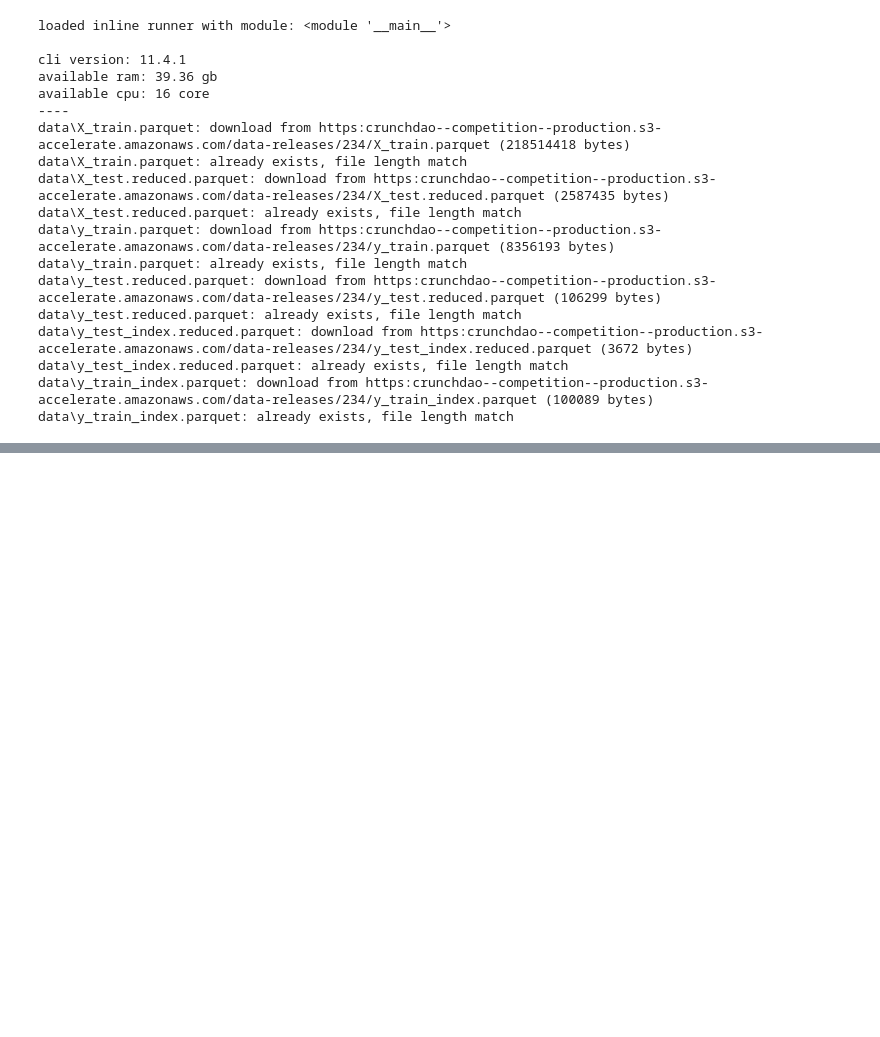
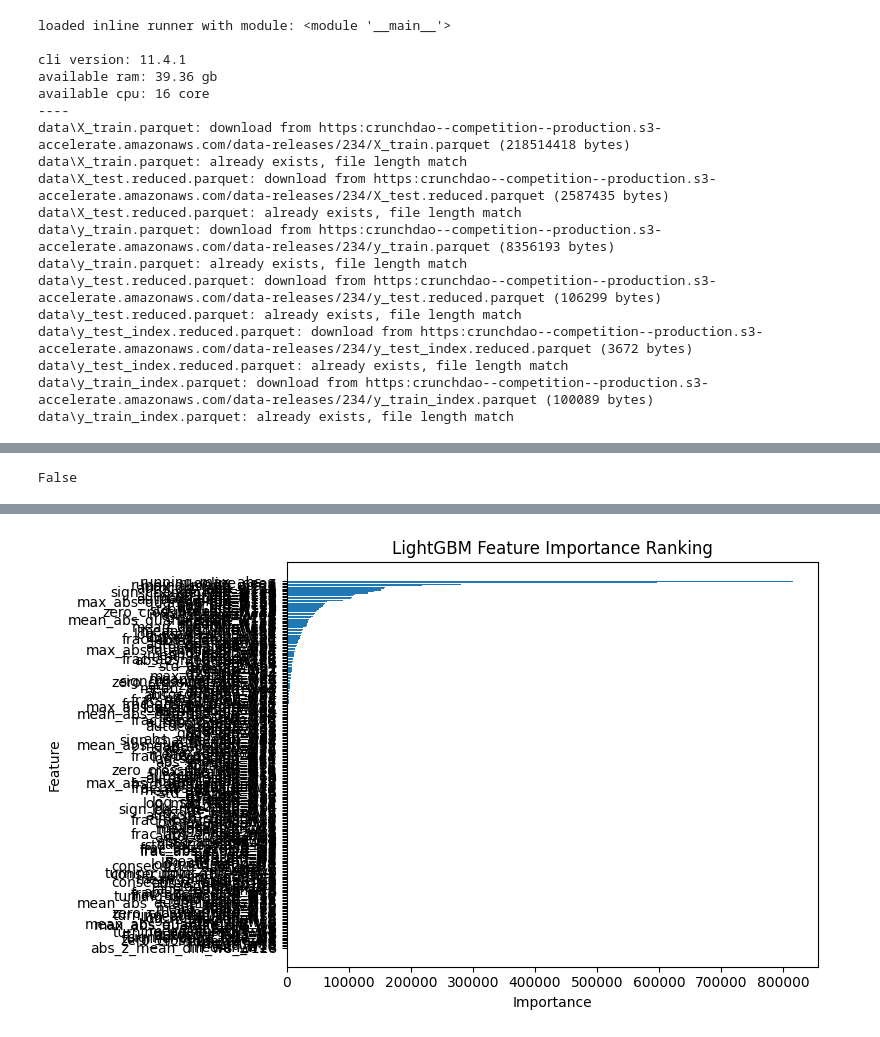
Before and after one commit to DiegoSilvaFR/Stream-Anomaly-Detection, a Jupyter notebook: make_feats.ipynb, the cells around one changed output, grey strips where cells are left out. Drawn from its saved outputs; the diff is of its cells as text; code cells hidden in the pictures; blank space fills up the shorter version.

```diff
--- a/make_feats.ipynb
+++ b/make_feats.ipynb
@@ -27,5 +28,5 @@ data\y_test_index.reduced.parquet: already exists, file length match
 data\y_train_index.parquet: download from https:crunchdao--competition--production.s3-accelerate.amazonaws.com/data-releases/234/y_train_index.parquet (100089 bytes)
 data\y_train_index.parquet: already exists, file length match
 # %%
-df = extract_features_for_dataset(train_data)
+df = extract_features_for_dataset(train_data[:1000])
 # %%
@@ -46,0 +34,69 @@ df
+# %%
+cols = [col for col in df.columns if col not in ['series_id', 't', 'target']]
+# %%
+'series_id' in cols
+# %% [output]
+False
+# %%
+y = df.target
+X = df[cols]
+# %%
+training_cols = X.columns
+# %%
+import pandas as pd
+import matplotlib.pyplot as plt
+
+from lightgbm import LGBMClassifier
+
+
+# ----------------------------------------------------
+# 3. Train LightGBM classifier
+# ----------------------------------------------------
+model = LGBMClassifier(
+    objective="binary",
+    n_estimators=1000,
+    learning_rate=0.05,
+    num_leaves=31,
+    n_jobs=-1,
+    max_depth=-1,
+    random_state=42,
+    importance_type="gain"  # "gain" is usually better than "split"
+)
+
+model.fit(X, y)
+
+
+# ----------------------------------------------------
+# 6. Feature importance rank
+# ----------------------------------------------------
+importance_df = pd.DataFrame({
+    "feature": training_cols,
+    "importance": model.feature_importances_
+})
+
+importance_df = importance_df.sort_values(
+    by="importance",
+    ascending=False
+).reset_index(drop=True)
+
+importance_df["rank"] = importance_df.index + 1
+
+print("\nFeature importance ranking:")
+print(importance_df)
+
+
+# ----------------------------------------------------
+# 7. Plot feature importance
+# ----------------------------------------------------
+plt.figure(figsize=(8, 5))
+plt.barh(
+    importance_df["feature"],
+    importance_df["importance"]
+)
+plt.gca().invert_yaxis()
+plt.xlabel("Importance")
+plt.ylabel("Feature")
+plt.title("LightGBM Feature Importance Ranking")
+plt.tight_layout()
+plt.show()
+# %% [output]
@@ -46,0 +118 @@ df
+[figure, added]
```
Also changed, not shown: parts of 4 cells of this notebook, 1 other file.
